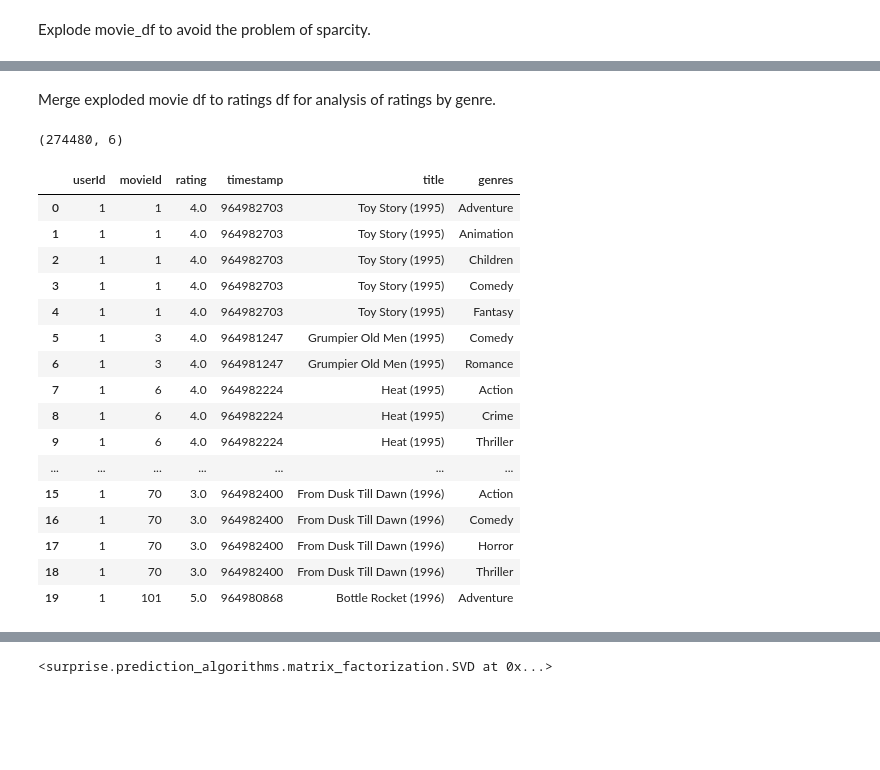
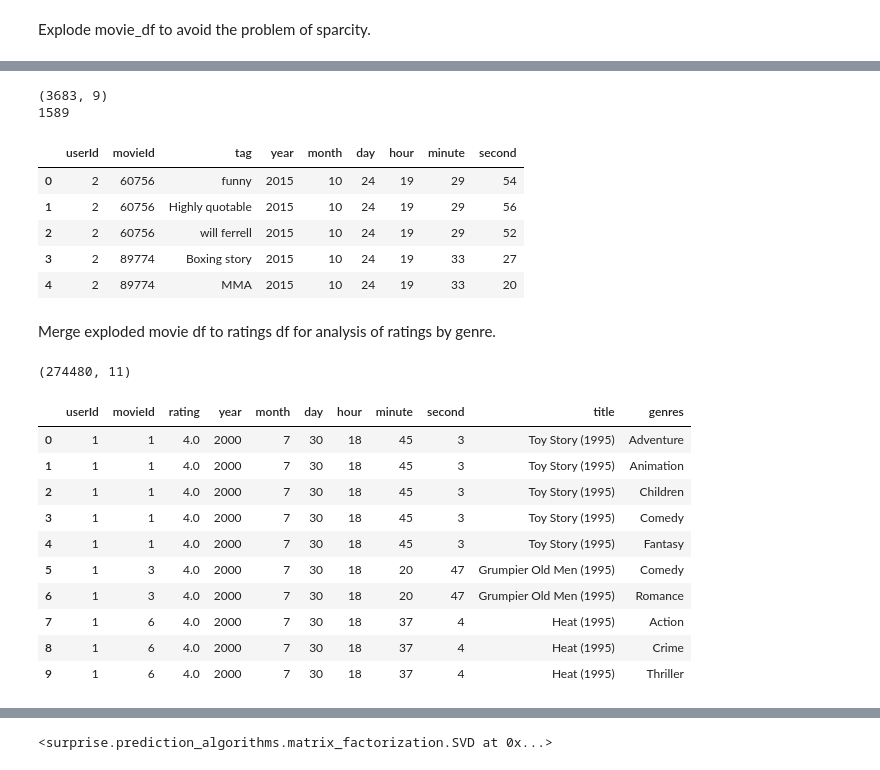
Before and after one commit to DavidGathimbaM/Movie_Recommendation_System, a Jupyter notebook: Joan.ipynb, the cells around one changed output, grey strips where cells are left out. Cells and saved outputs as stored; diff of their text form; code cells hidden in the pictures; blank space fills up the shorter version.

```diff
--- a/Joan.ipynb
+++ b/Joan.ipynb
@@ -76,3 +78,17 @@ dtype: int64
 | 4 | 2 | 89774 | MMA | 1445715200 |
 # %% [markdown]
 **2. Exploratory Data Analysis (EDA)**
+# %%
+ratings_df['timestamp'] = pd.to_datetime(ratings_df['timestamp'], unit='s')
+
+# Create different columns for the time stamp
+ratings_df['year'] = ratings_df['timestamp'].dt.year
+ratings_df['month'] = ratings_df['timestamp'].dt.month
+ratings_df['day'] = ratings_df['timestamp'].dt.day
+ratings_df['hour'] = ratings_df['timestamp'].dt.hour
+ratings_df['minute'] = ratings_df['timestamp'].dt.minute
+ratings_df['second'] = ratings_df['timestamp'].dt.second
+
+
+ratings_df = ratings_df.drop(columns= ['timestamp'])
+ratings_df
@@ -160,26 +227,33 @@ ex_movie_df.head(30)
+# %%
+print(tags_df.shape)
+print(tags_df.tag.nunique())
+tags_df.head()
+# %% [output]
+(3683, 9)
+1589
+|  | userId | movieId | tag | year | month | day | hour | minute | second |
+| 0 | 2 | 60756 | funny | 2015 | 10 | 24 | 19 | 29 | 54 |
+| 1 | 2 | 60756 | Highly quotable | 2015 | 10 | 24 | 19 | 29 | 56 |
+| 2 | 2 | 60756 | will ferrell | 2015 | 10 | 24 | 19 | 29 | 52 |
+| 3 | 2 | 89774 | Boxing story | 2015 | 10 | 24 | 19 | 33 | 27 |
+| 4 | 2 | 89774 | MMA | 2015 | 10 | 24 | 19 | 33 | 20 |
 # %% [markdown]
 Merge exploded movie df to ratings df for analysis of ratings by genre.
 # %%
 merged_ratings_df = pd.merge(ratings_df, ex_movie_df, on = 'movieId', how = 'left')
 
 print(merged_ratings_df.shape)
-merged_ratings_df.head(20)
+merged_ratings_df.head(10)
 # %% [output]
-(274480, 6)
+(274480, 11)
-|  | userId | movieId | rating | timestamp | title | genres |
-| 0 | 1 | 1 | 4.0 | 964982703 | Toy Story (1995) | Adventure |
-| 1 | 1 | 1 | 4.0 | 964982703 | Toy Story (1995) | Animation |
-| 2 | 1 | 1 | 4.0 | 964982703 | Toy Story (1995) | Children |
-| 3 | 1 | 1 | 4.0 | 964982703 | Toy Story (1995) | Comedy |
-| 4 | 1 | 1 | 4.0 | 964982703 | Toy Story (1995) | Fantasy |
-| 5 | 1 | 3 | 4.0 | 964981247 | Grumpier Old Men (1995) | Comedy |
-| 6 | 1 | 3 | 4.0 | 964981247 | Grumpier Old Men (1995) | Romance |
-| 7 | 1 | 6 | 4.0 | 964982224 | Heat (1995) | Action |
-| 8 | 1 | 6 | 4.0 | 964982224 | Heat (1995) | Crime |
-| 9 | 1 | 6 | 4.0 | 964982224 | Heat (1995) | Thriller |
-| ... | ... | ... | ... | ... | ... | ... |
-| 15 | 1 | 70 | 3.0 | 964982400 | From Dusk Till Dawn (1996) | Action |
-| 16 | 1 | 70 | 3.0 | 964982400 | From Dusk Till Dawn (1996) | Comedy |
-| 17 | 1 | 70 | 3.0 | 964982400 | From Dusk Till Dawn (1996) | Horror |
-| 18 | 1 | 70 | 3.0 | 964982400 | From Dusk Till Dawn (1996) | Thriller |
-| 19 | 1 | 101 | 5.0 | 964980868 | Bottle Rocket (1996) | Adventure |
+|  | userId | movieId | rating | year | month | day | hour | minute | second | title | genres |
+| 0 | 1 | 1 | 4.0 | 2000 | 7 | 30 | 18 | 45 | 3 | Toy Story (1995) | Adventure |
+| 1 | 1 | 1 | 4.0 | 2000 | 7 | 30 | 18 | 45 | 3 | Toy Story (1995) | Animation |
+| 2 | 1 | 1 | 4.0 | 2000 | 7 | 30 | 18 | 45 | 3 | Toy Story (1995) | Children |
+| 3 | 1 | 1 | 4.0 | 2000 | 7 | 30 | 18 | 45 | 3 | Toy Story (1995) | Comedy |
+| 4 | 1 | 1 | 4.0 | 2000 | 7 | 30 | 18 | 45 | 3 | Toy Story (1995) | Fantasy |
+| 5 | 1 | 3 | 4.0 | 2000 | 7 | 30 | 18 | 20 | 47 | Grumpier Old Men (1995) | Comedy |
+| 6 | 1 | 3 | 4.0 | 2000 | 7 | 30 | 18 | 20 | 47 | Grumpier Old Men (1995) | Romance |
+| 7 | 1 | 6 | 4.0 | 2000 | 7 | 30 | 18 | 37 | 4 | Heat (1995) | Action |
+| 8 | 1 | 6 | 4.0 | 2000 | 7 | 30 | 18 | 37 | 4 | Heat (1995) | Crime |
+| 9 | 1 | 6 | 4.0 | 2000 | 7 | 30 | 18 | 37 | 4 | Heat (1995) | Thriller |
```
Also changed, not shown: parts of 47 cells of this notebook.
